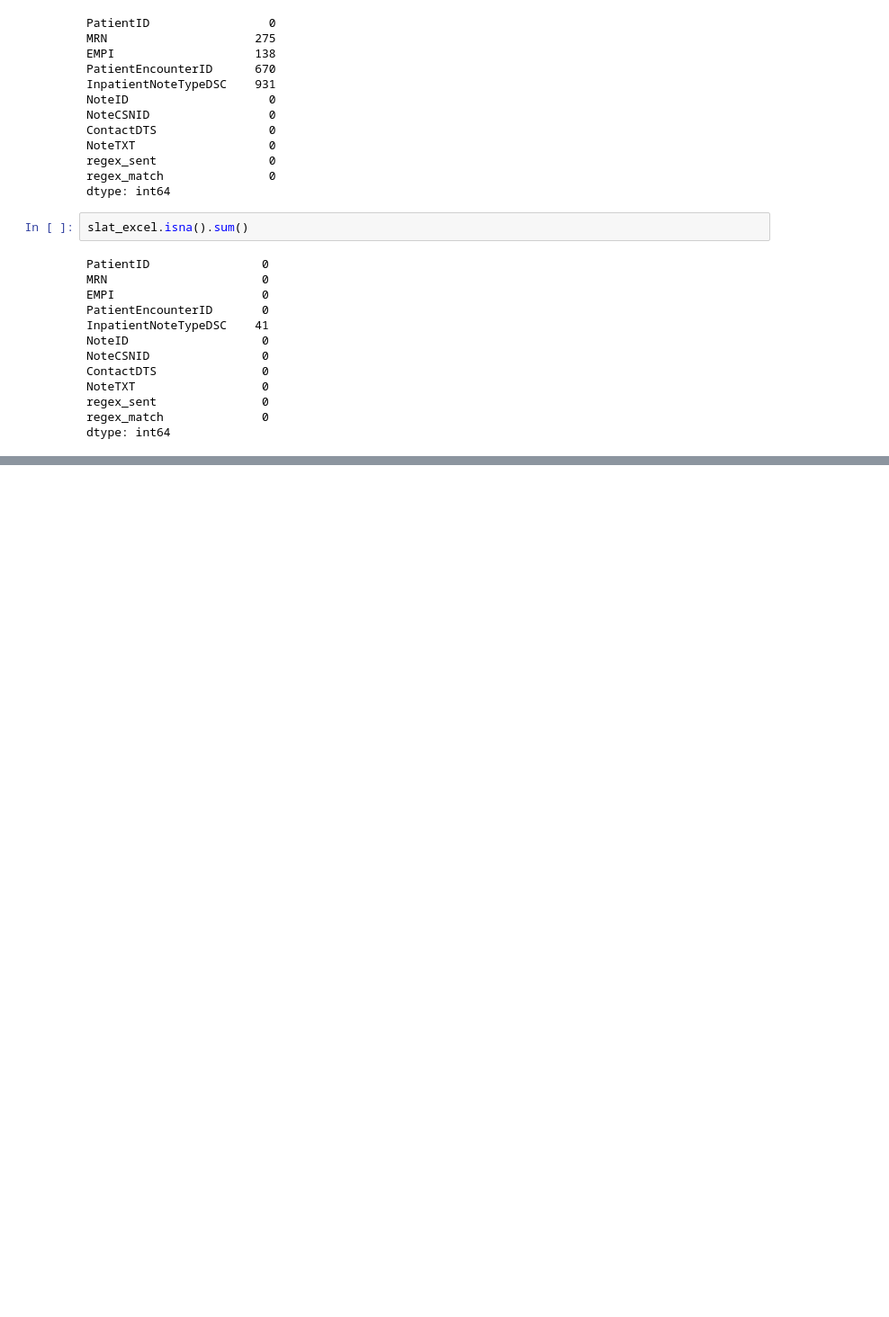
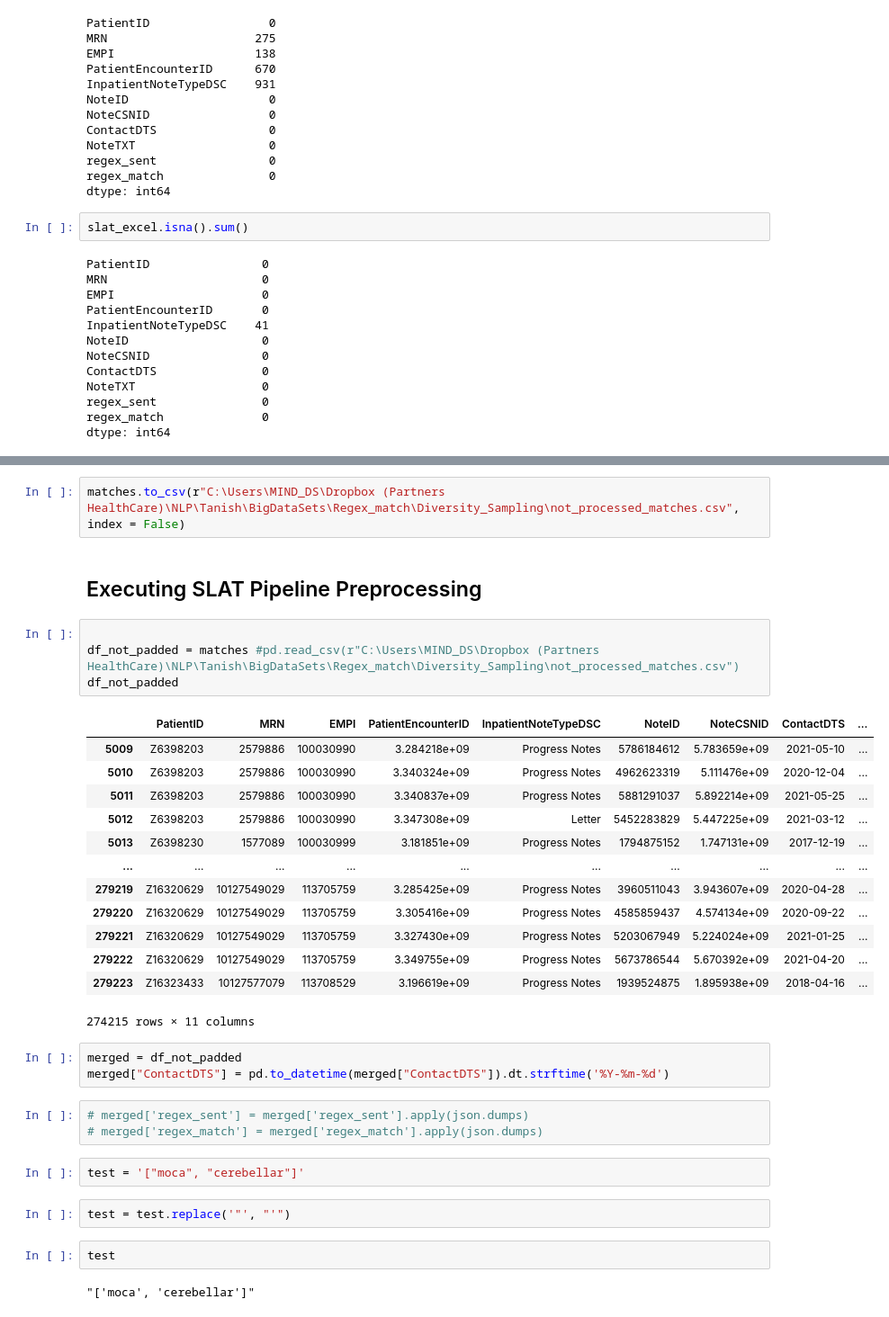
Before and after one commit to anaconda121/NeuraHealth, a Jupyter notebook: EDA/Pre-Annotations/Diversity_Sampling.ipynb, the cells around one changed output, grey strips where cells are left out. Shown: that part at 90% size. Cells and saved outputs as stored; diff of their text form; blank space fills up the shorter version.

```diff
--- a/EDA/Pre-Annotations/Diversity_Sampling.ipynb
+++ b/EDA/Pre-Annotations/Diversity_Sampling.ipynb
@@ -449,0 +466,36 @@ dtype: int64
+# %%
+matches.to_csv(r"C:\Users\MIND_DS\Dropbox (Partners HealthCare)\NLP\Tanish\BigDataSets\Regex_match\Diversity_Sampling\not_processed_matches.csv", index = False)
+# %% [markdown]
+## Executing SLAT Pipeline Preprocessing
+# %%
+
+df_not_padded = matches #pd.read_csv(r"C:\Users\MIND_DS\Dropbox (Partners HealthCare)\NLP\Tanish\BigDataSets\Regex_match\Diversity_Sampling\not_processed_matches.csv")
+df_not_padded
+# %% [output]
+|  | PatientID | MRN | EMPI | PatientEncounterID | InpatientNoteTypeDSC | NoteID | NoteCSNID | ContactDTS | ... |
+| 5009 | Z6398203 | 2579886 | 100030990 | 3.284218e+09 | Progress Notes | 5786184612 | 5.783659e+09 | 2021-05-10 | ... |
+| 5010 | Z6398203 | 2579886 | 100030990 | 3.340324e+09 | Progress Notes | 4962623319 | 5.111476e+09 | 2020-12-04 | ... |
+| 5011 | Z6398203 | 2579886 | 100030990 | 3.340837e+09 | Progress Notes | 5881291037 | 5.892214e+09 | 2021-05-25 | ... |
+| 5012 | Z6398203 | 2579886 | 100030990 | 3.347308e+09 | Letter | 5452283829 | 5.447225e+09 | 2021-03-12 | ... |
+| 5013 | Z6398230 | 1577089 | 100030999 | 3.181851e+09 | Progress Notes | 1794875152 | 1.747131e+09 | 2017-12-19 | ... |
+| ... | ... | ... | ... | ... | ... | ... | ... | ... | ... |
+| 279219 | Z16320629 | 10127549029 | 113705759 | 3.285425e+09 | Progress Notes | 3960511043 | 3.943607e+09 | 2020-04-28 | ... |
+| 279220 | Z16320629 | 10127549029 | 113705759 | 3.305416e+09 | Progress Notes | 4585859437 | 4.574134e+09 | 2020-09-22 | ... |
+| 279221 | Z16320629 | 10127549029 | 113705759 | 3.327430e+09 | Progress Notes | 5203067949 | 5.224024e+09 | 2021-01-25 | ... |
+| 279222 | Z16320629 | 10127549029 | 113705759 | 3.349755e+09 | Progress Notes | 5673786544 | 5.670392e+09 | 2021-04-20 | ... |
+| 279223 | Z16323433 | 10127577079 | 113708529 | 3.196619e+09 | Progress Notes | 1939524875 | 1.895938e+09 | 2018-04-16 | ... |
+274215 rows × 11 columns
+# %%
+merged = df_not_padded
+merged["ContactDTS"] = pd.to_datetime(merged["ContactDTS"]).dt.strftime('%Y-%m-%d')
+# %%
+# merged['regex_sent'] = merged['regex_sent'].apply(json.dumps)
+# merged['regex_match'] = merged['regex_match'].apply(json.dumps)
+# %%
+test = '["moca", "cerebellar"]'
+# %%
+test = test.replace('"', "'")
+# %%
+test
+# %% [output]
+"['moca', 'cerebellar']"
```
Also changed, not shown: parts of 20 cells of this notebook, 3 other files.
